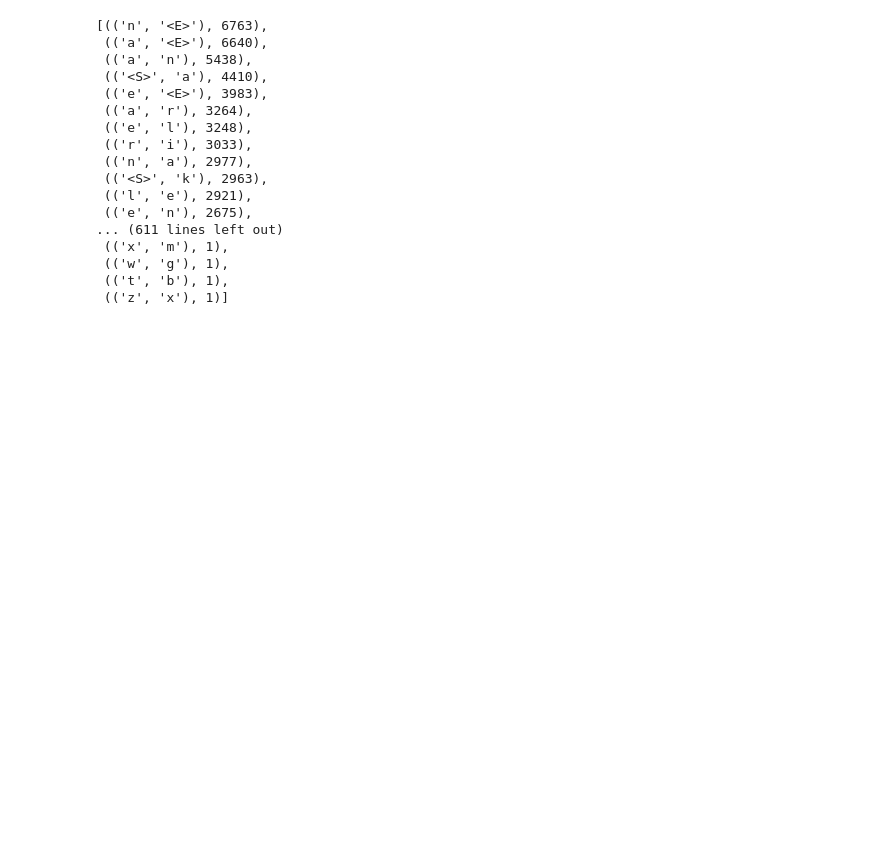
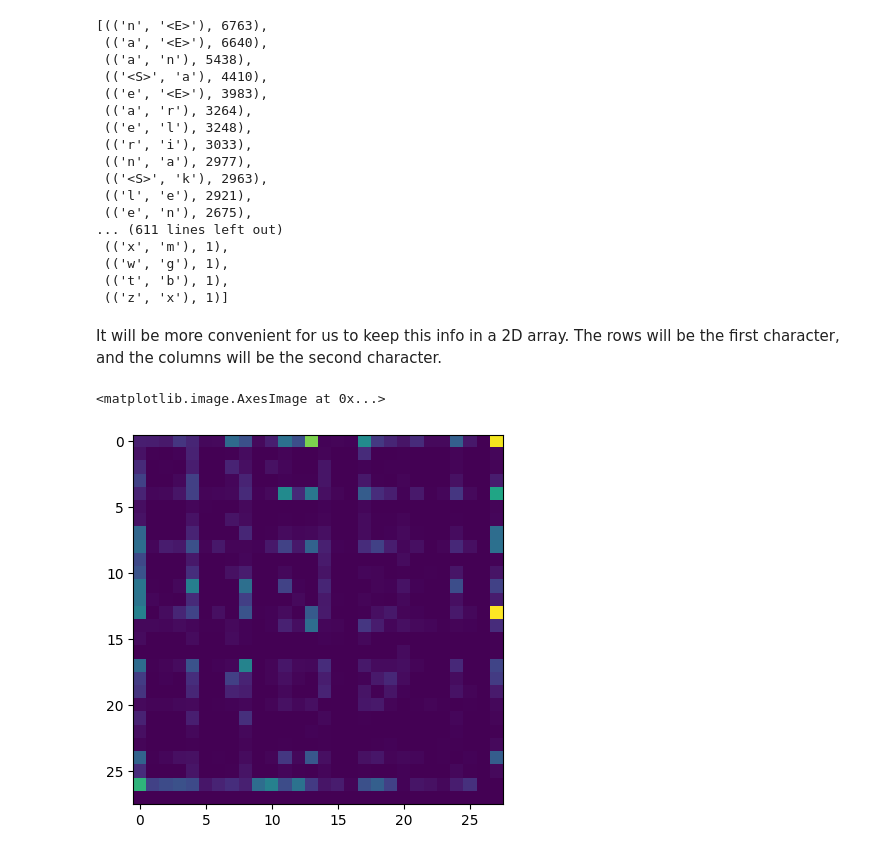
Before and after one commit to Zireael26/karpathy-makemore, a Jupyter notebook: makemore.ipynb, the cells around one changed output. Cells and saved outputs as stored; diff of their text form; code cells hidden in the pictures; blank space fills up the shorter version.

Commit message:
Added data visualisation

```diff
--- a/makemore.ipynb
+++ b/makemore.ipynb
@@ -87,3 +87,5 @@ sorted(b.items(), key=lambda kv: -kv[1])
  (('w', 'g'), 1),
  (('t', 'b'), 1),
  (('z', 'x'), 1)]
+# %% [markdown]
+It will be more convenient for us to keep this info in a 2D array. The rows will be the first character, and the columns will be the second character.
@@ -89,0 +94,21 @@ sorted(b.items(), key=lambda kv: -kv[1])
+# %%
+N = torch.zeros((28, 28), dtype=torch.int32)
+# %%
+chars = sorted(list(set(''.join(words))))
+stoi = {s:i for i,s in enumerate(chars)}
+stoi['<S>'] = 26
+stoi['<E>'] = 27
+# %%
+for w in words:
+    chs = ['<S>'] + list(w) + ['<E>']
+    for ch1, ch2 in zip(chs, chs[1:]):
+        ix1 = stoi[ch1]
+        ix2 = stoi[ch2]
+        N[ix1, ix2] += 1
+# %%
+import matplotlib.pyplot as plt
+%matplotlib inline
+plt.imshow(N)
+# %% [output]
+<matplotlib.image.AxesImage at 0x...>
+[figure, added]
```
Also changed, not shown: parts of 2 cells of this notebook.
